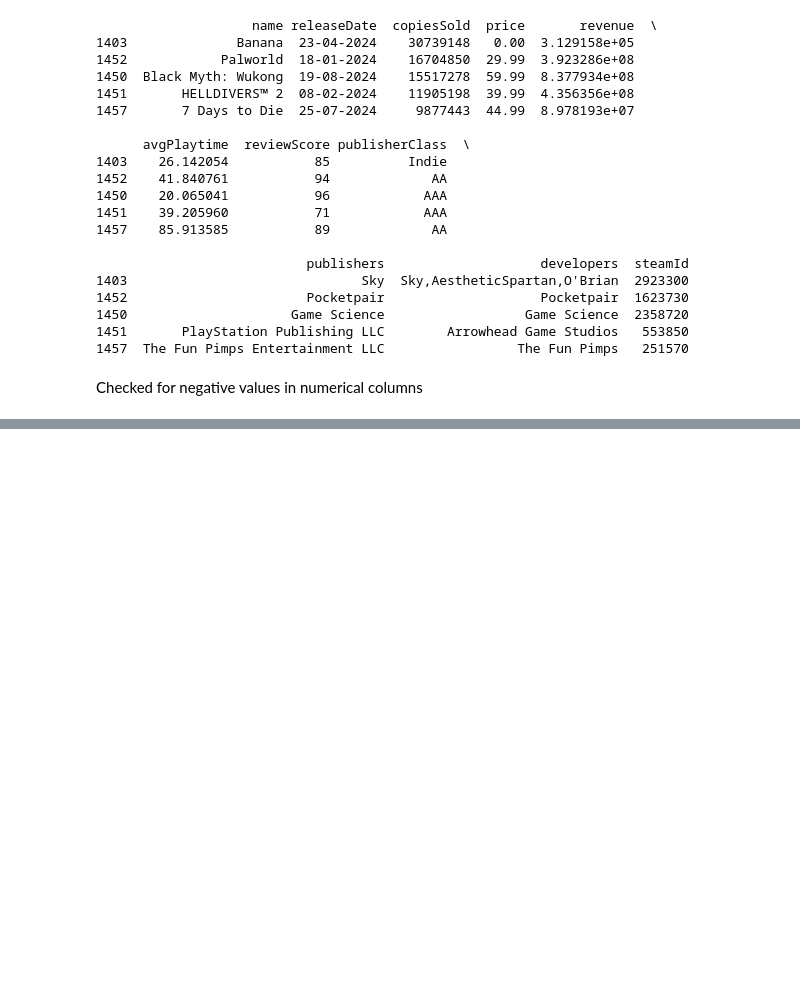
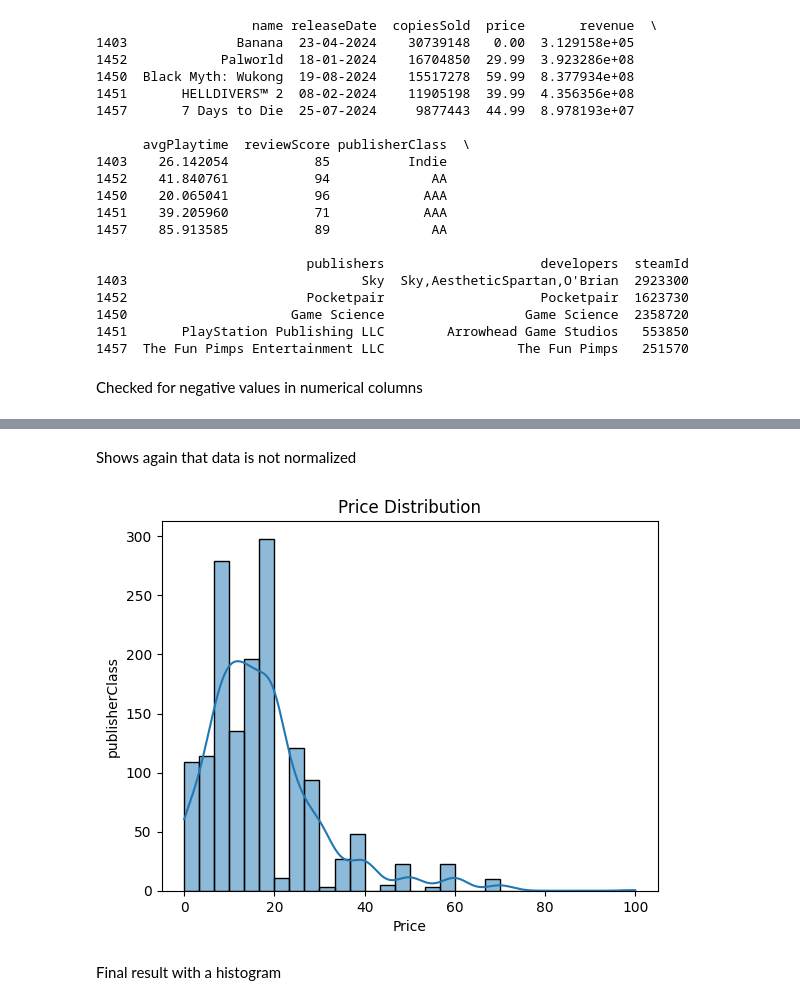
Before and after one commit to dangosailing/EDA_Excercise, a Jupyter notebook: steam.ipynb, the cells around one changed output, grey strips where cells are left out. Cells and saved outputs as stored; diff of their text form; code cells hidden in the pictures; blank space fills up the shorter version.

```diff
--- a/steam.ipynb
+++ b/steam.ipynb
@@ -144,0 +168,15 @@ plt.show()
+# %% [markdown]
+Shows again that data is not normalized
+# %%
+from matplotlib import pyplot as plt
+import seaborn as sns
+
+sns.histplot(data['price'], bins=30, kde=True)
+plt.title('Price Distribution')
+plt.xlabel('Price')
+plt.ylabel('publisherClass')
+plt.show()
+# %% [output]
+[figure, added]
+# %% [markdown]
+Final result with a histogram
```
Also changed, not shown: parts of 3 cells of this notebook.
